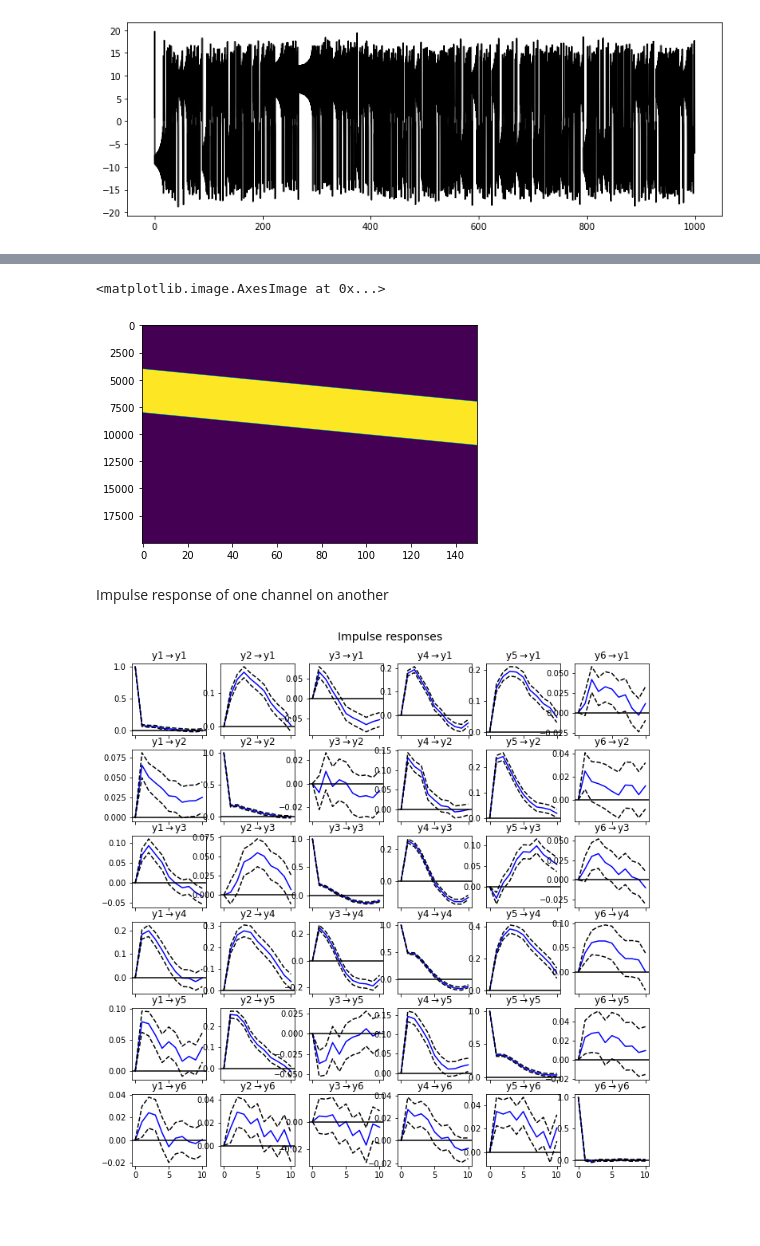
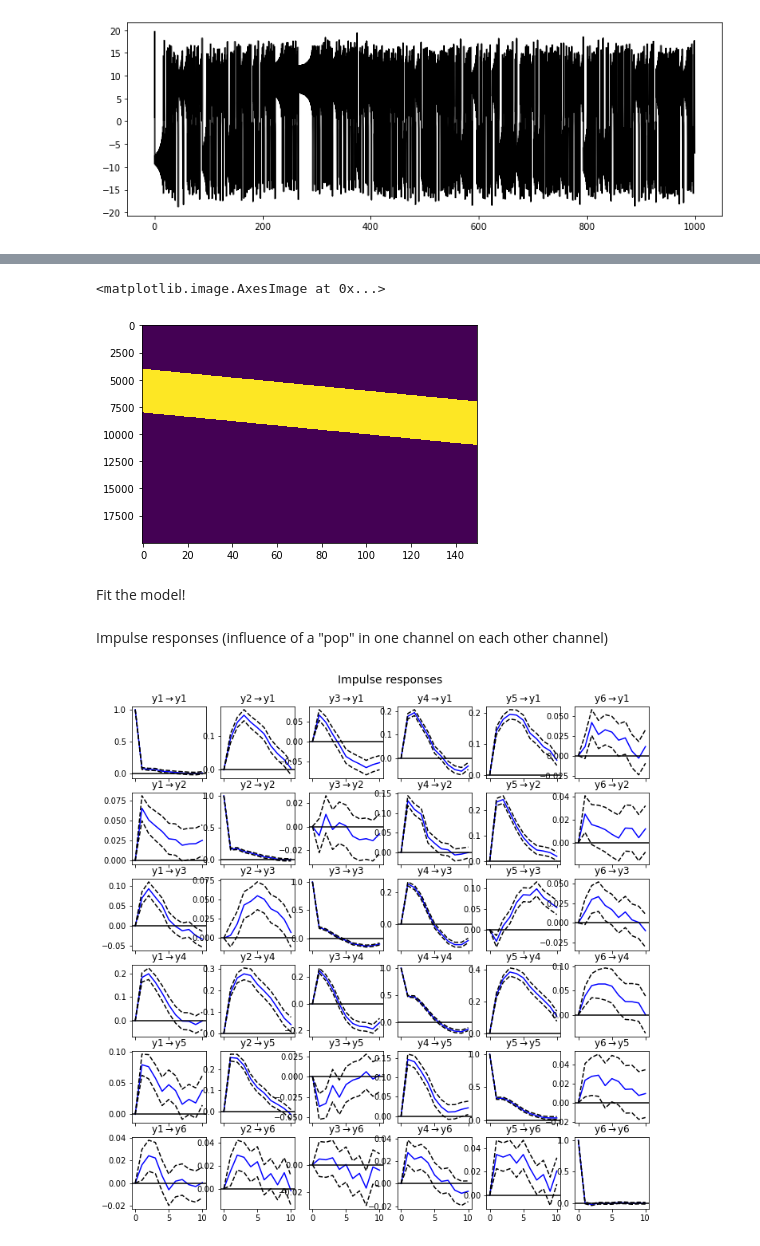
Before and after one commit to maxcollard/mvar-demo, a Jupyter notebook: mvar-lorenz.ipynb, the cells around one changed output, grey strips where cells are left out. Drawn from its saved outputs; the diff is of its cells as text; code cells hidden in the pictures; blank space fills up the shorter version.

```diff
--- a/mvar-lorenz.ipynb
+++ b/mvar-lorenz.ipynb
@@ -76,8 +100,10 @@ n_exog = exog.shape[1]
 # %%
-plt.imshow( exog, aspect = 'auto' )
+plt.imshow( exog, aspect = 'auto', interpolation = 'none' )
 # %% [output]
 <matplotlib.image.AxesImage at 0x...>
-[figure, old version]
+[figure, new version]
+# %% [markdown]
+Fit the model!
 # %%
 import statsmodels.tsa.vector_ar.var_model as var
 
@@ -85,7 +111,7 @@ model = var.VAR( observed,
                  exog = exog )
 results = model.fit( maxlags = ar_order )
 # %% [markdown]
-Impulse response of one channel on another
+Impulse responses (influence of a "pop" in one channel on each other channel)
 # %%
 irf = results.irf( ar_order )
 irf.plot( orth = False )
```
Also changed, not shown: parts of 18 cells of this notebook.
